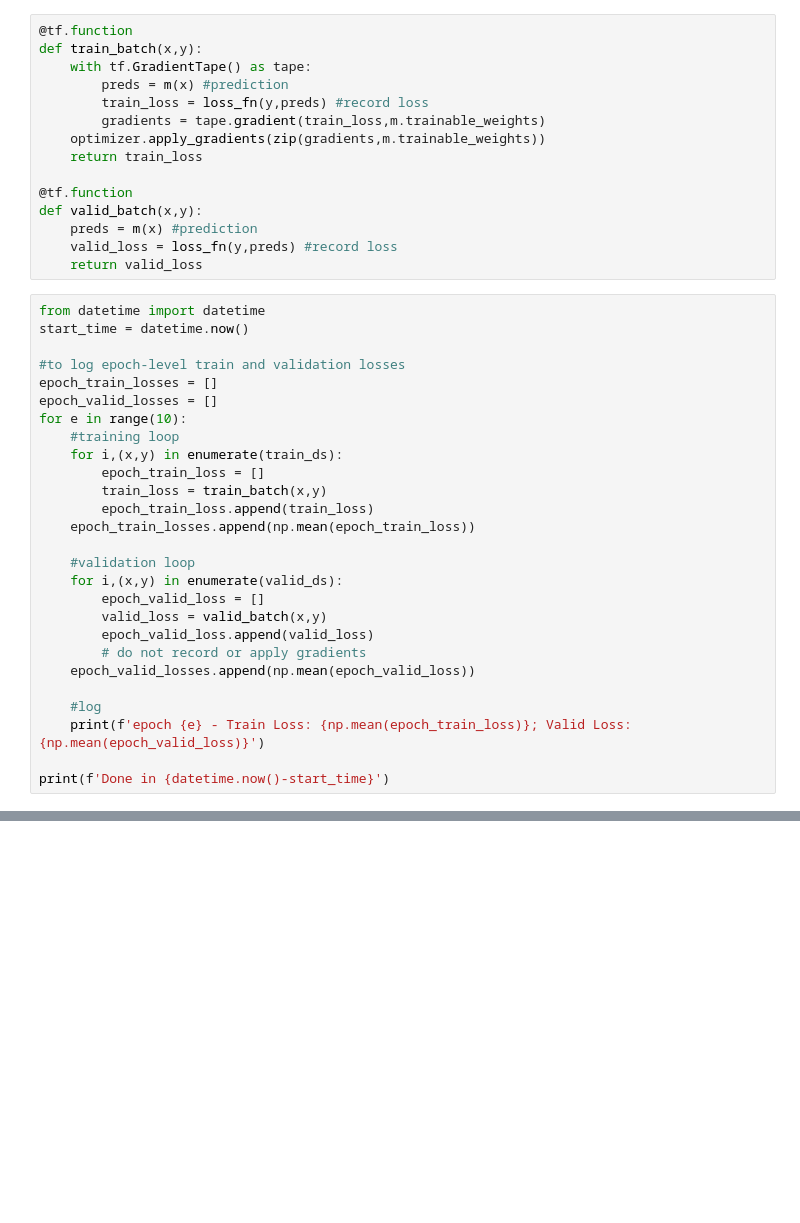
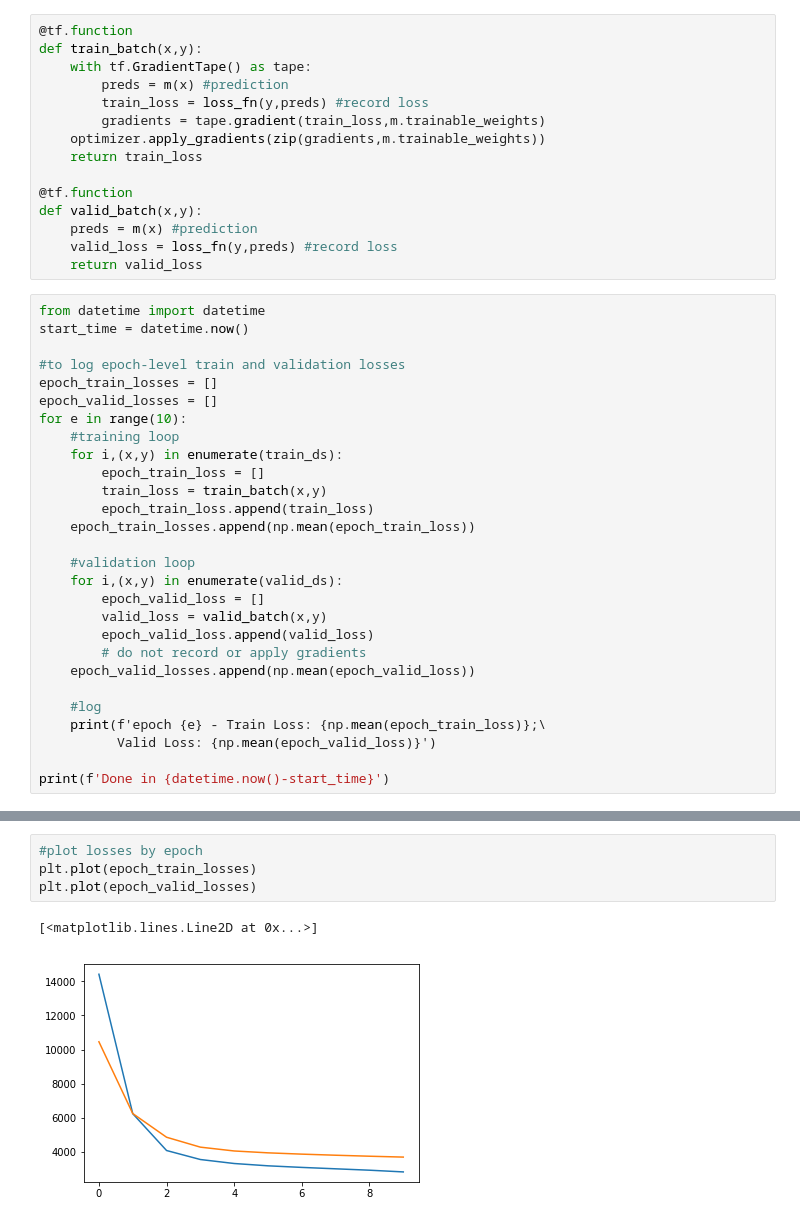
Before and after one commit to cstorm125/seamls2019, a Jupyter notebook: first_steps_with_tensor_flow2.ipynb, the cells around one changed output, grey strips where cells are left out. Drawn from its saved outputs; the diff is of its cells as text; blank space fills up the shorter version.

```diff
--- a/first_steps_with_tensor_flow2.ipynb
+++ b/first_steps_with_tensor_flow2.ipynb
@@ -465,7 +466,8 @@ for e in range(10):
     epoch_valid_losses.append(np.mean(epoch_valid_loss))
 
     #log
-    print(f'epoch {e} - Train Loss: {np.mean(epoch_train_loss)}; Valid Loss: {np.mean(epoch_valid_loss)}')
+    print(f'epoch {e} - Train Loss: {np.mean(epoch_train_loss)};\
+          Valid Loss: {np.mean(epoch_valid_loss)}')
 
 print(f'Done in {datetime.now()-start_time}')
 # %% [output]
@@ -482,0 +485,7 @@ Done in 0:00:02.424246
+# %%
+#plot losses by epoch
+plt.plot(epoch_train_losses)
+plt.plot(epoch_valid_losses)
+# %% [output]
+[<matplotlib.lines.Line2D at 0x...>]
+[figure, added]
```
Also changed, not shown: parts of 4 cells of this notebook.
